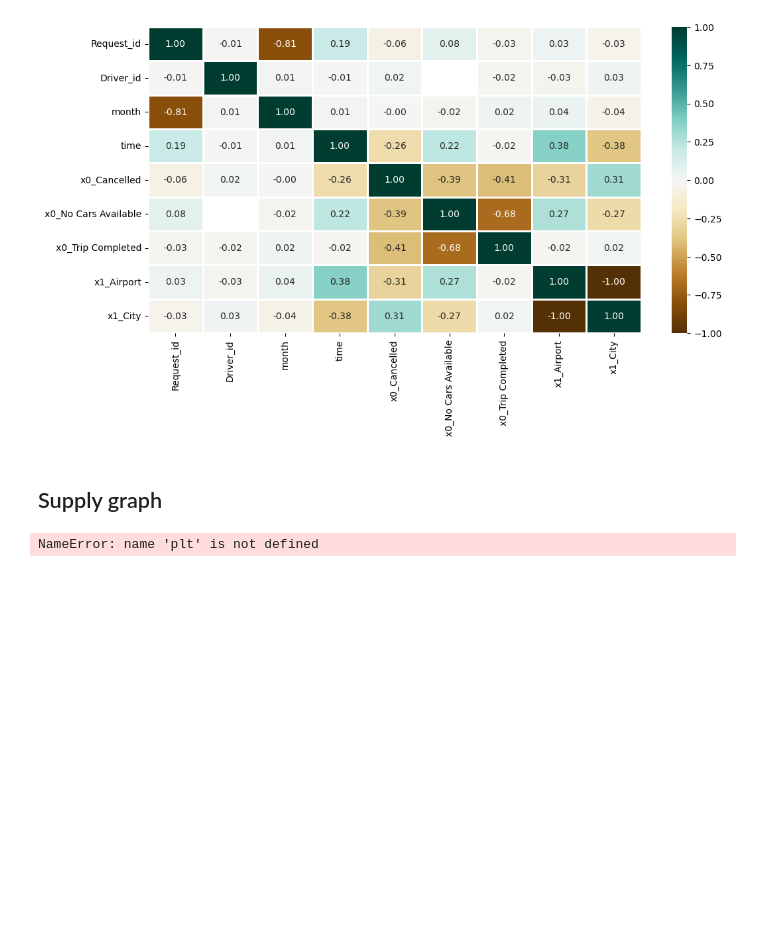
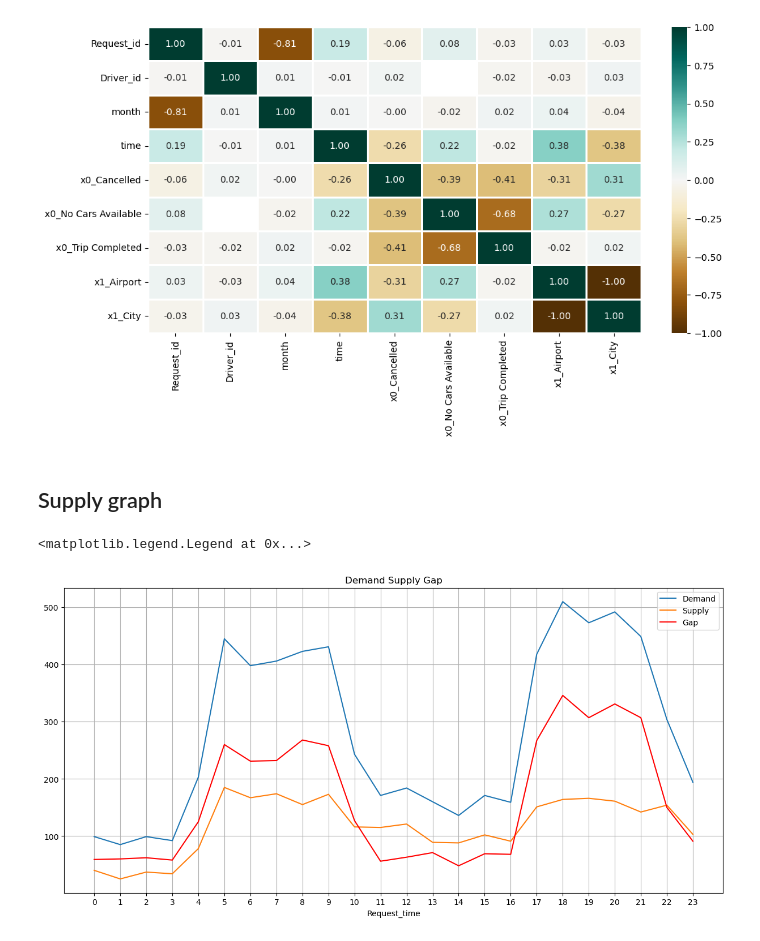
Before and after one commit to hendrybones/Uber_Request_Analysis, a Jupyter notebook: Uber _request_Analysis with python.ipynb, the cells around one changed output. Saved outputs shown, nothing was run; the diff lists cells and outputs as text; code cells hidden in the pictures; blank space fills up the shorter version.

```diff
--- a/Uber _request_Analysis with python.ipynb
+++ b/Uber _request_Analysis with python.ipynb
@@ -309,12 +323,13 @@ sns.heatmap(newData.corr(),
 # %%
 #plot data to show demand supply gap
 fig, ax = plt.subplots(figsize=(15,7))
 plt.xticks([i for i in range(0,24)])
-newData.groupby(newData['Request Hour']).count()['Request id'].plot(ax=ax, label='Demand')
-newData[newData['Status']=="Trip Completed"].groupby(newData[newData['Status']=="Trip Completed"]['Request Hour']).count()['Request id'].plot(ax=ax, label='Supply')
-(newData.groupby(newData['Request Hour']).count()['Request id'] - newData[newData['Status']=="Trip Completed"].groupby(newData[newData['Status']=="Trip Completed"]['Request Hour']).count()['Request id']).plot(ax=ax, label='Gap', c='red')
+newData.groupby(newData['Request_time']).count()['Request_id'].plot(ax=ax, label='Demand')
+newData[newData['status']=="Trip Completed"].groupby(newData[newData['status']=="Trip Completed"]['Request_time']).count()['Request_id'].plot(ax=ax, label='Supply')
+(newData.groupby(newData['Request_time']).count()['Request_id'] - newData[newData['status']=="Trip Completed"].groupby(newData[newData['status']=="Trip Completed"]['Request_time']).count()['Request_id']).plot(ax=ax, label='Gap', c='red')
 plt.grid("on")
 plt.title("Demand Supply Gap")
 plt.legend()
 # %% [output]
-NameError: name 'plt' is not defined
+<matplotlib.legend.Legend at 0x...>
+[figure, added]
```
Also changed, not shown: parts of 2 cells of this notebook.
